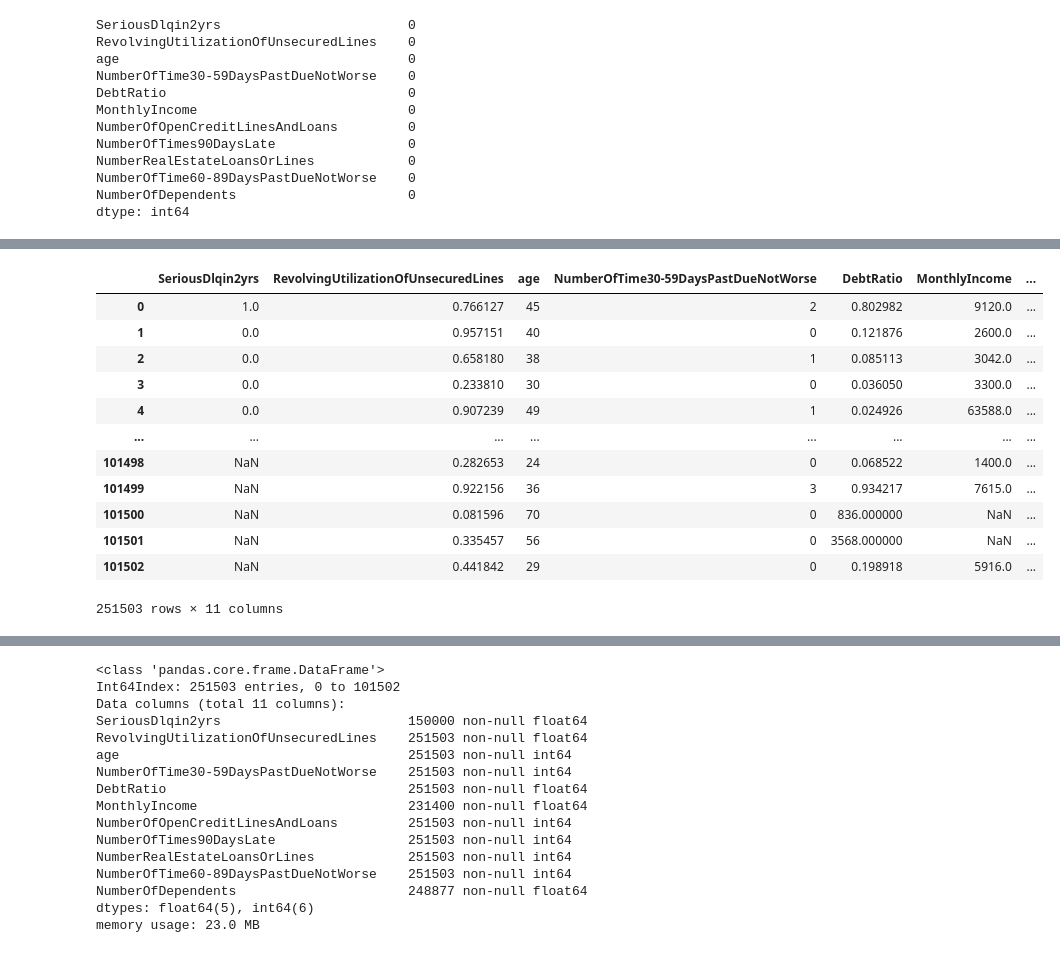
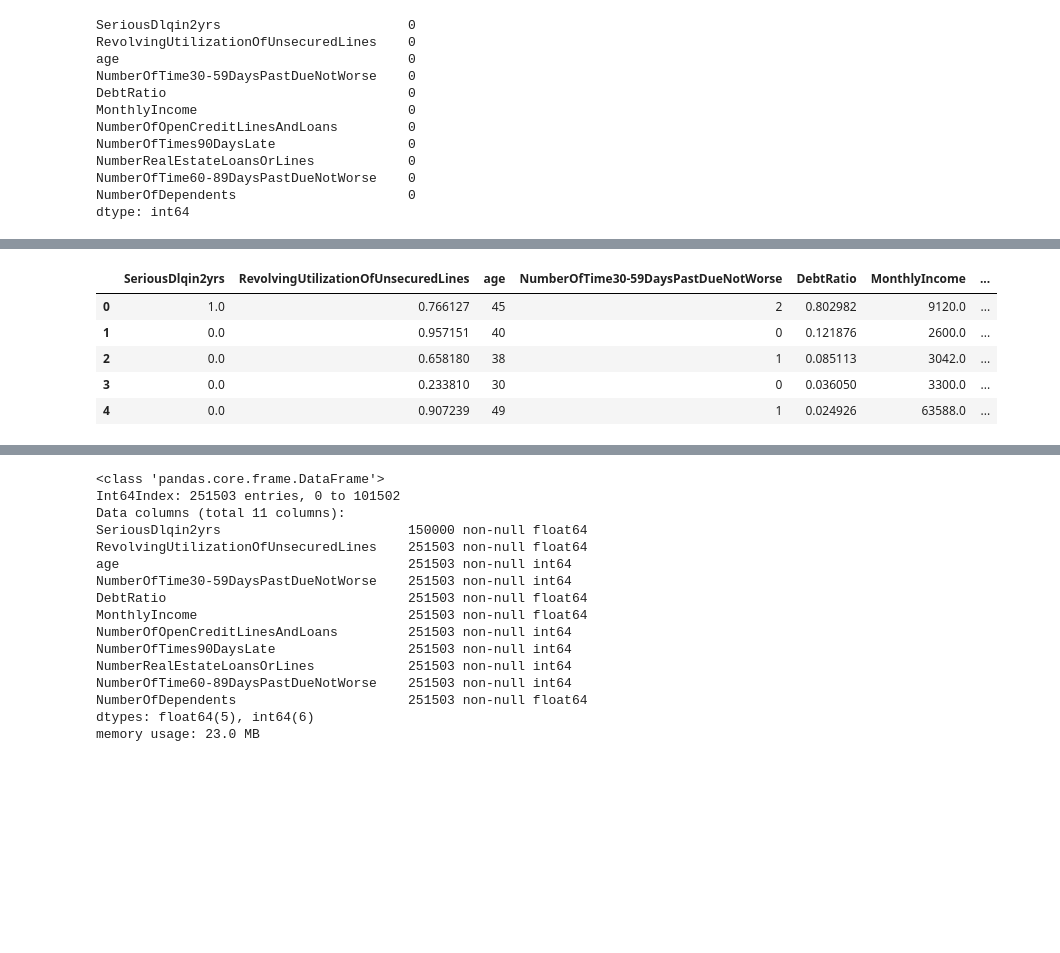
Before and after one commit to aoelvp94/NGBoost_CreditRiskAnalysis, a Jupyter notebook: NGBoost_CreditRiskAnalysis.ipynb, the cells around one changed output, grey strips where cells are left out. Drawn from its saved outputs; the diff is of its cells as text; code cells hidden in the pictures; blank space fills up the shorter version.

```diff
--- a/Untitled.ipynb
+++ b/NGBoost_CreditRiskAnalysis.ipynb
@@ -33,5 +37,16 @@ def correlation_heatmap(df, title, absolute_bounds=True):
+# %%
+cols = [
+ 'SeriousDlqin2yrs',
+ 'RevolvingUtilizationOfUnsecuredLines',
+ 'age',
+ 'NumberOfTime30-59DaysPastDueNotWorse',
+ 'DebtRatio',
+ 'MonthlyIncome',
+ 'NumberOfOpenCreditLinesAndLoans',
+ 'NumberOfTimes90DaysLate',
+ 'NumberRealEstateLoansOrLines',
+ 'NumberOfTime60-89DaysPastDueNotWorse',
+ 'NumberOfDependents']
 # %%
-df_train = pd.read_csv("./data/cs-training.csv")
-del df_train['Unnamed: 0']
-df_test = pd.read_csv("./data/cs-test.csv")
-del df_test['Unnamed: 0']
+df_train = pd.read_csv("./data/cs-training.csv", usecols =cols)
+df_test = pd.read_csv("./data/cs-test.csv", usecols =cols)
@@ -94,6 +87,3 @@ df_train.describe()
 | 50% | 0.000000 | 0.154181 | 52.000000 | 0.000000 | 0.366508 | 5.400000e+03 | ... |
 | 75% | 0.000000 | 0.559046 | 63.000000 | 0.000000 | 0.868254 | 8.249000e+03 | ... |
 | max | 1.000000 | 50708.000000 | 109.000000 | 98.000000 | 329664.000000 | 3.008750e+06 | ... |
-# %%
-df_train['MonthlyIncome'].fillna(df_train['MonthlyIncome'].mean(),inplace=True)
-df_train['NumberOfDependents'].fillna(df_train['NumberOfDependents'].mode()[0], inplace=True)
@@ -129,21 +160,14 @@ df_train.corr()
 | NumberOfDependents | 0.046869 | 0.001193 | -0.215693 | -0.004590 | -0.044476 | 0.058192 | ... |
 # %%
 df = df_train.append(df_test)
-df
+df.head()
 # %% [output]
 |  | SeriousDlqin2yrs | RevolvingUtilizationOfUnsecuredLines | age | NumberOfTime30-59DaysPastDueNotWorse | DebtRatio | MonthlyIncome | ... |
 | 0 | 1.0 | 0.766127 | 45 | 2 | 0.802982 | 9120.0 | ... |
 | 1 | 0.0 | 0.957151 | 40 | 0 | 0.121876 | 2600.0 | ... |
 | 2 | 0.0 | 0.658180 | 38 | 1 | 0.085113 | 3042.0 | ... |
 | 3 | 0.0 | 0.233810 | 30 | 0 | 0.036050 | 3300.0 | ... |
 | 4 | 0.0 | 0.907239 | 49 | 1 | 0.024926 | 63588.0 | ... |
-| ... | ... | ... | ... | ... | ... | ... | ... |
-| 101498 | NaN | 0.282653 | 24 | 0 | 0.068522 | 1400.0 | ... |
-| 101499 | NaN | 0.922156 | 36 | 3 | 0.934217 | 7615.0 | ... |
-| 101500 | NaN | 0.081596 | 70 | 0 | 836.000000 | NaN | ... |
-| 101501 | NaN | 0.335457 | 56 | 0 | 3568.000000 | NaN | ... |
-| 101502 | NaN | 0.441842 | 29 | 0 | 0.198918 | 5916.0 | ... |
-251503 rows × 11 columns
 # %%
 cor=df.corr()
 correlation_heatmap(cor, "Matriz de correlaciones", absolute_bounds=True)
@@ -160,12 +184,12 @@ RevolvingUtilizationOfUnsecuredLines    251503 non-null float64
 age                                     251503 non-null int64
 NumberOfTime30-59DaysPastDueNotWorse    251503 non-null int64
 DebtRatio                               251503 non-null float64
-MonthlyIncome                           231400 non-null float64
+MonthlyIncome                           251503 non-null float64
 NumberOfOpenCreditLinesAndLoans         251503 non-null int64
 NumberOfTimes90DaysLate                 251503 non-null int64
 NumberRealEstateLoansOrLines            251503 non-null int64
 NumberOfTime60-89DaysPastDueNotWorse    251503 non-null int64
-NumberOfDependents                      248877 non-null float64
+NumberOfDependents                      251503 non-null float64
 dtypes: float64(5), int64(6)
 memory usage: 23.0 MB
 # %%
```
Also changed, not shown: parts of 18 cells of this notebook.
